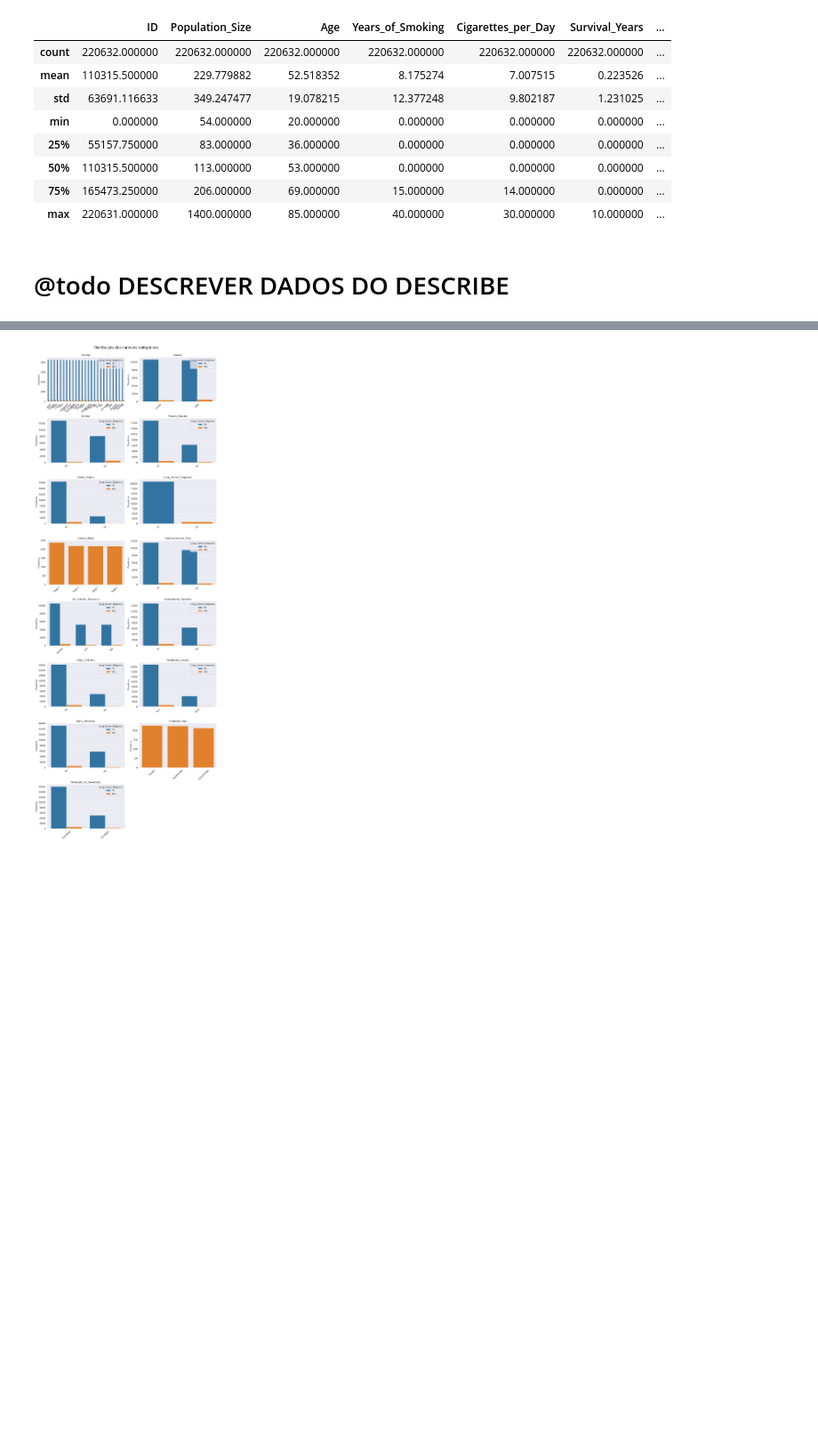
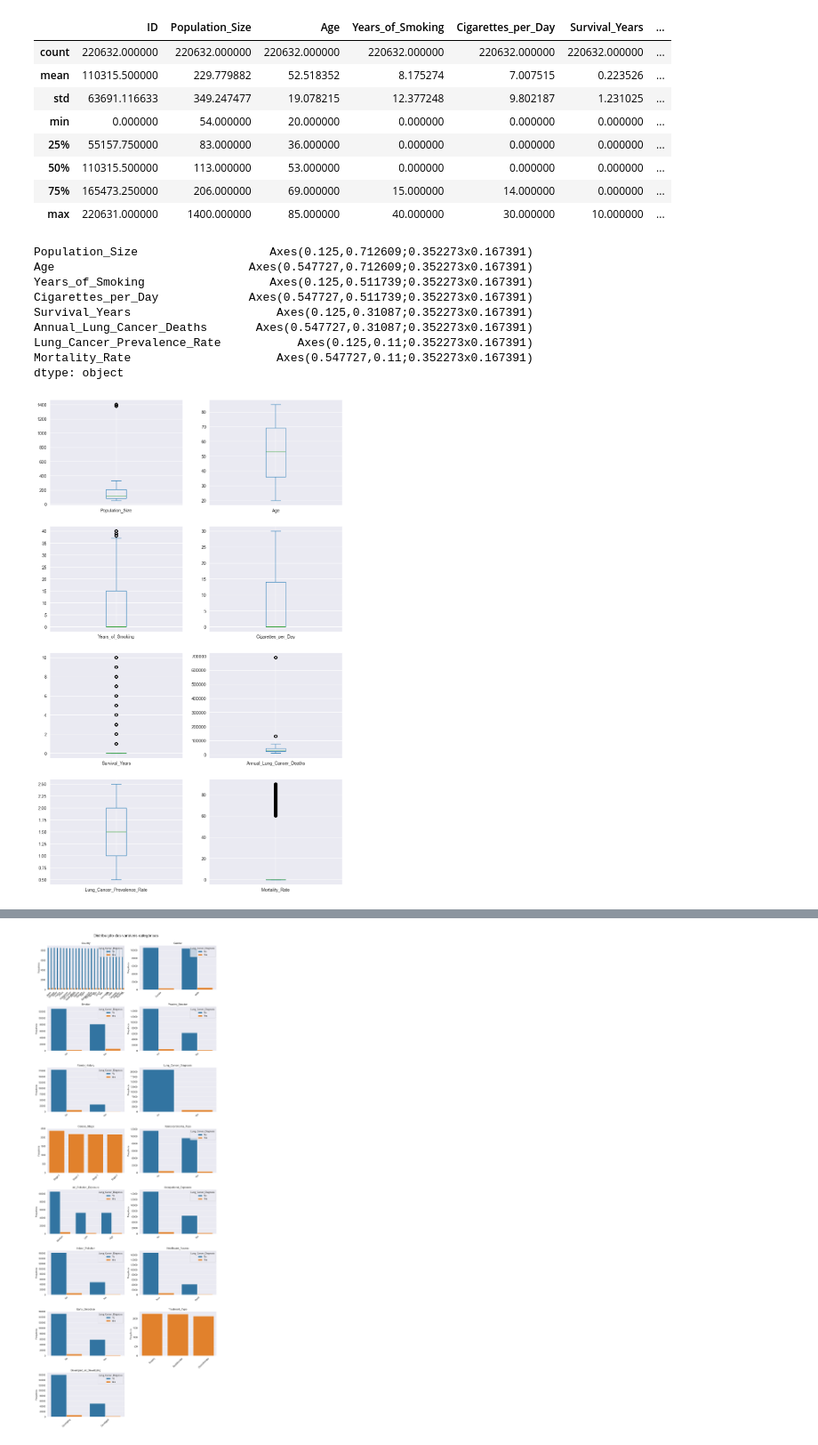
Before and after one commit to ademspr/fiap-ai-tech-challenge-01, a Jupyter notebook: notebooks/tech-challenger-01-analisys.ipynb, the cells around one changed output, grey strips where cells are left out. Shown at 89% size. Cells and saved outputs as stored; diff of their text form; code cells hidden in the pictures; blank space fills up the shorter version.

```diff
--- a/notebooks/tech-challenger-01-analisys.ipynb
+++ b/notebooks/tech-challenger-01-analisys.ipynb
@@ -123,5 +158,16 @@ df.describe()
 | 50% | 110315.500000 | 113.000000 | 53.000000 | 0.000000 | 0.000000 | 0.000000 | ... |
 | 75% | 165473.250000 | 206.000000 | 69.000000 | 15.000000 | 14.000000 | 0.000000 | ... |
 | max | 220631.000000 | 1400.000000 | 85.000000 | 40.000000 | 30.000000 | 10.000000 | ... |
-# %% [markdown]
-# @todo DESCREVER DADOS DO DESCRIBE
+# %%
+df.drop(columns=["ID"]).plot(kind="box", figsize=(12, 20), subplots=True, layout=(4, 2))
+# %% [output]
+Population_Size                   Axes(0.125,0.712609;0.352273x0.167391)
+Age                            Axes(0.547727,0.712609;0.352273x0.167391)
+Years_of_Smoking                  Axes(0.125,0.511739;0.352273x0.167391)
+Cigarettes_per_Day             Axes(0.547727,0.511739;0.352273x0.167391)
+Survival_Years                     Axes(0.125,0.31087;0.352273x0.167391)
+Annual_Lung_Cancer_Deaths       Axes(0.547727,0.31087;0.352273x0.167391)
+Lung_Cancer_Prevalence_Rate           Axes(0.125,0.11;0.352273x0.167391)
+Mortality_Rate                     Axes(0.547727,0.11;0.352273x0.167391)
+dtype: object
+[figure, added]
```
Also changed, not shown: parts of 27 cells of this notebook.
